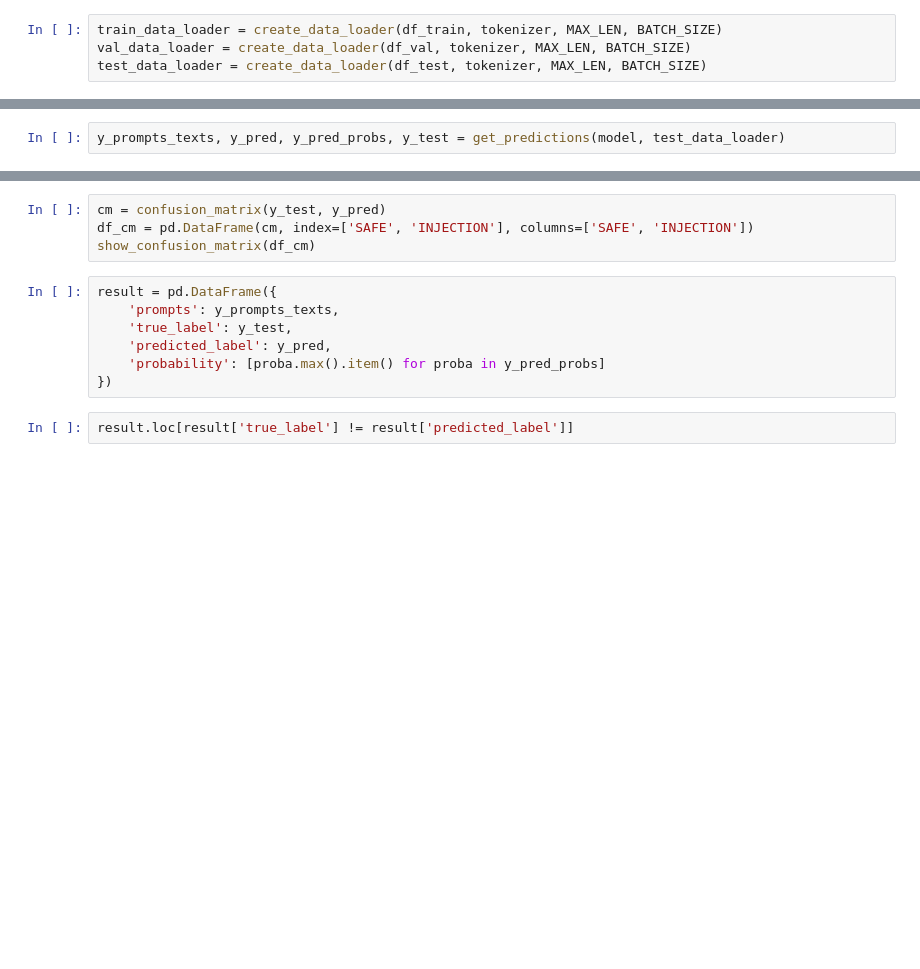
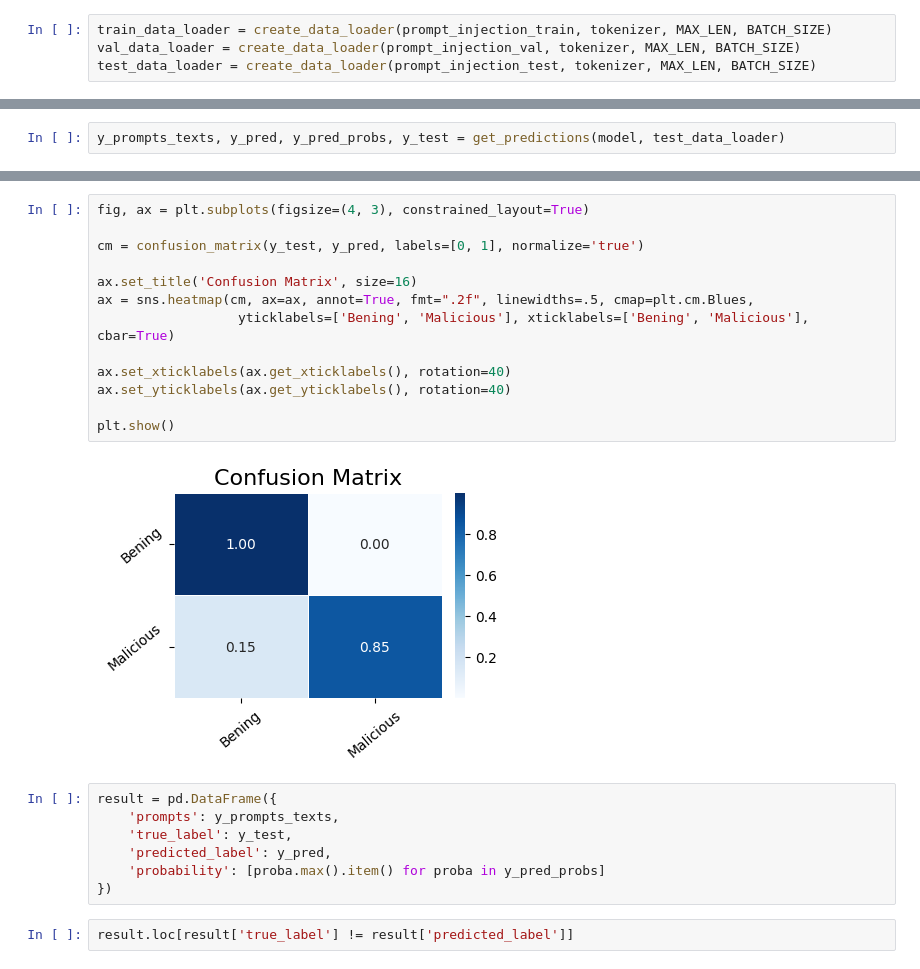
Before and after one commit to rodrigoparente/llm-guard, a Jupyter notebook: 05 - Prompt Injection Classification with BERT.ipynb, the cells around one changed output, grey strips where cells are left out. Drawn from its saved outputs; the diff is of its cells as text; blank space fills up the shorter version.

```diff
--- a/05 - Prompt Injection Classification with BERT.ipynb
+++ b/05 - Prompt Injection Classification with BERT.ipynb
@@ -211,9 +215,9 @@ LEARN_RATE = 2e-5
 # %%
 tokenizer = AutoTokenizer.from_pretrained(MODEL_NAME)
 # %%
-train_data_loader = create_data_loader(df_train, tokenizer, MAX_LEN, BATCH_SIZE)
-val_data_loader = create_data_loader(df_val, tokenizer, MAX_LEN, BATCH_SIZE)
-test_data_loader = create_data_loader(df_test, tokenizer, MAX_LEN, BATCH_SIZE)
+train_data_loader = create_data_loader(prompt_injection_train, tokenizer, MAX_LEN, BATCH_SIZE)
+val_data_loader = create_data_loader(prompt_injection_val, tokenizer, MAX_LEN, BATCH_SIZE)
+test_data_loader = create_data_loader(prompt_injection_test, tokenizer, MAX_LEN, BATCH_SIZE)
 # %%
 device = torch.device("cuda" if torch.cuda.is_available() else "cpu")
 model = PromptInjectionClassifier(NUM_CLASSES).to(device)
@@ -301,7 +308,18 @@ print(classification_report(y_test, y_pred, target_names=['SAFE', 'INJECTION']))
 # %%
-cm = confusion_matrix(y_test, y_pred)
-df_cm = pd.DataFrame(cm, index=['SAFE', 'INJECTION'], columns=['SAFE', 'INJECTION'])
-show_confusion_matrix(df_cm)
+fig, ax = plt.subplots(figsize=(4, 3), constrained_layout=True)
+
+cm = confusion_matrix(y_test, y_pred, labels=[0, 1], normalize='true')
+
+ax.set_title('Confusion Matrix', size=16)
+ax = sns.heatmap(cm, ax=ax, annot=True, fmt=".2f", linewidths=.5, cmap=plt.cm.Blues,
+                  yticklabels=['Bening', 'Malicious'], xticklabels=['Bening', 'Malicious'], cbar=True)
+
+ax.set_xticklabels(ax.get_xticklabels(), rotation=40)
+ax.set_yticklabels(ax.get_yticklabels(), rotation=40)
+
+plt.show()
+# %% [output]
+[figure, added]
 # %%
 result = pd.DataFrame({
     'prompts': y_prompts_texts,
```
Also changed, not shown: parts of 16 cells of this notebook, 6 other files.
